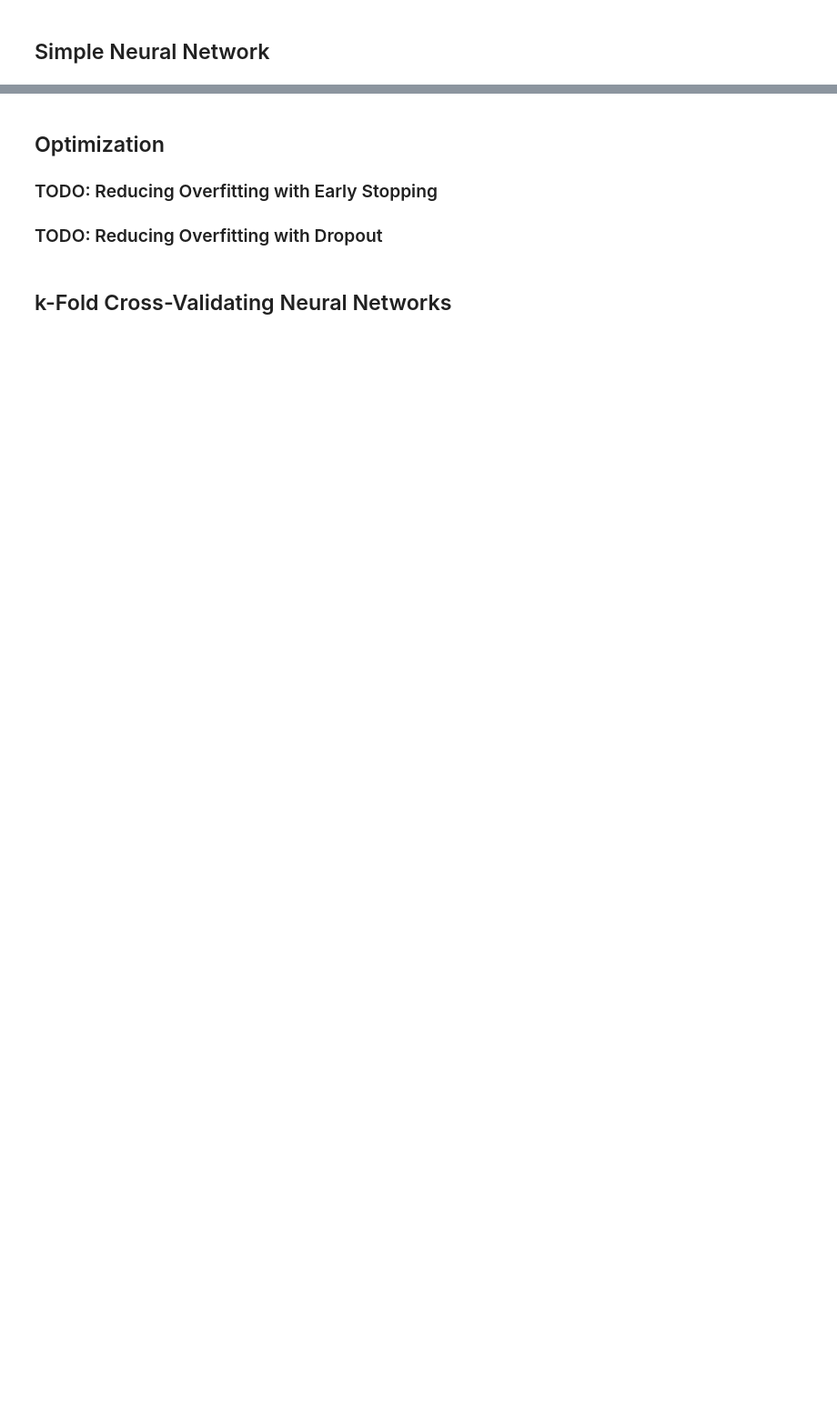
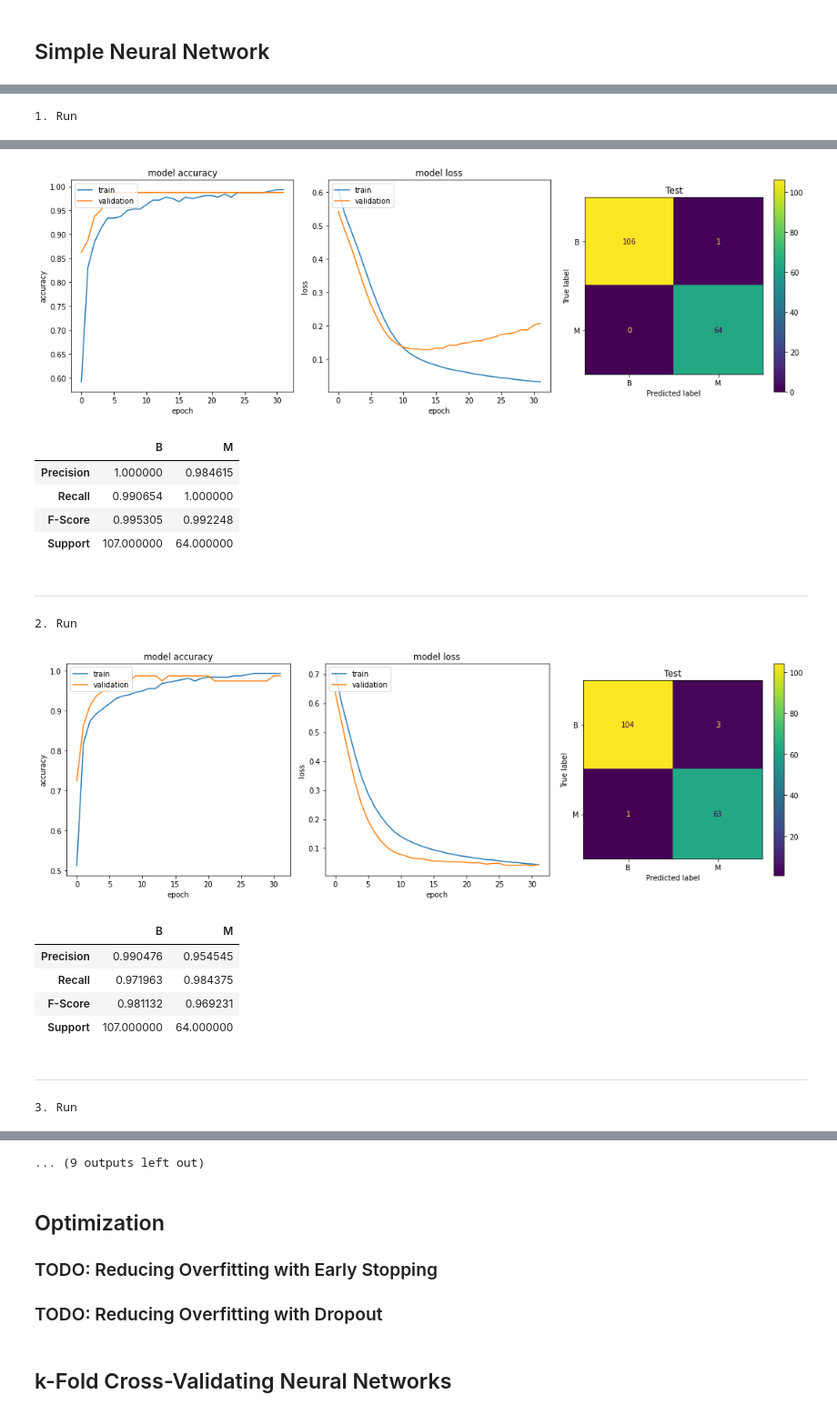
Before and after one commit to tsopeh/neural_networks, a Jupyter notebook: breast_cancer.ipynb, the cells around one changed output, grey strips where cells are left out. Shown at 91% size. Saved outputs shown, nothing was run; the diff lists cells and outputs as text; code cells hidden in the pictures; blank space fills up the shorter version.

```diff
--- a/breast_cancer.ipynb
+++ b/breast_cancer.ipynb
@@ -30,6 +36,9 @@ from sklearn.preprocessing import LabelBinarizer, StandardScaler
 
 random_state = 5100
 np.random.seed(random_state)
+
+pd.set_option("display.max_rows", None)
+pd.set_option("display.max_columns", None)
 # %%
 df = pd.read_csv('./data/breast-cancer.csv')
 display(df.shape)
@@ -158,7 +167,7 @@ plot_correlation(df)
 # %% [markdown]
 ## Data split
 # %%
-df_train, df_test = train_test_split(df, test_size=0.5, stratify=df["diagnosis"], random_state=random_state)
+df_train, df_test = train_test_split(df, test_size=0.3, stratify=df["diagnosis"], random_state=random_state)
 df_train, df_validate = train_test_split(df_train, test_size=0.2, stratify=df_train["diagnosis"],
                                          random_state=random_state)
 
@@ -236,5 +234,0 @@ def train_plot_history (X_train, y_train, X_validate, y_validate, X_test, y_test
-# %%
-for i in range(5):
-    print(f"{i + 1}. Run")
-    train_plot_history(X_train, y_train, X_validate, y_validate, X_test, y_test, y_labels=encoder.classes_)
-    display(Markdown('---'))
@@ -266,0 +235,23 @@ for i in range(5):
+# %%
+def compile_simple_network ():
+    network = models.Sequential()
+    network.add(layers.Dense(units=16, activation="relu", input_shape=(len(X_train.columns),)))
+    network.add(layers.Dense(units=16, activation="relu"))
+    network.add(layers.Dense(units=16, activation="relu"))
+    network.add(layers.Dense(units=16, activation="relu"))
+    network.add(layers.Dense(units=1, activation="sigmoid"))
+    network.compile(loss="binary_crossentropy",
+                    optimizer="rmsprop",
+                    metrics=["accuracy"])
+    return network
+
+for i in range(5):
+    print(f"{i + 1}. Run")
+    train_test_plot_network(compile_simple_network,
+                            X_train, y_train,
+                            X_validate, y_validate,
+                            X_test, y_test,
+                            y_labels=encoder.classes_)
+    display(Markdown('---'))
+# %% [output]
+1. Run
@@ -266,0 +264,16 @@ for i in range(5):
+[figure, added]
+|  | B | M |
+| Precision | 1.000000 | 0.984615 |
+| Recall | 0.990654 | 1.000000 |
+| F-Score | 0.995305 | 0.992248 |
+| Support | 107.000000 | 64.000000 |
+---
+2. Run
+[figure, added]
+|  | B | M |
+| Precision | 0.990476 | 0.954545 |
+| Recall | 0.971963 | 0.984375 |
+| F-Score | 0.981132 | 0.969231 |
+| Support | 107.000000 | 64.000000 |
+---
+3. Run
@@ -267,3 +286,4 @@ for i in range(5):
+... (9 outputs left out)
 # %% [markdown]
 ## Optimization
 
```
Also changed, not shown: parts of 12 cells of this notebook.
